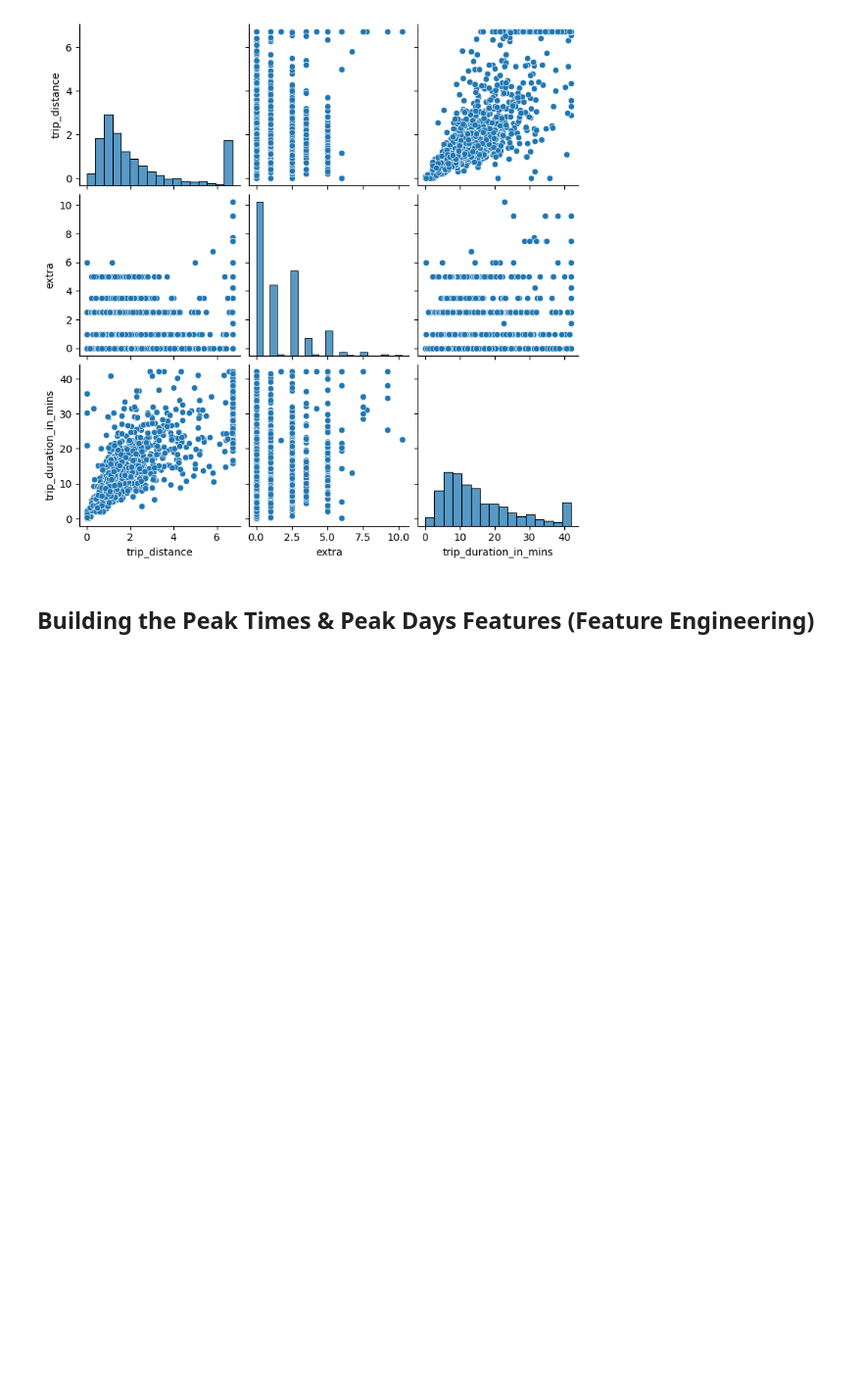
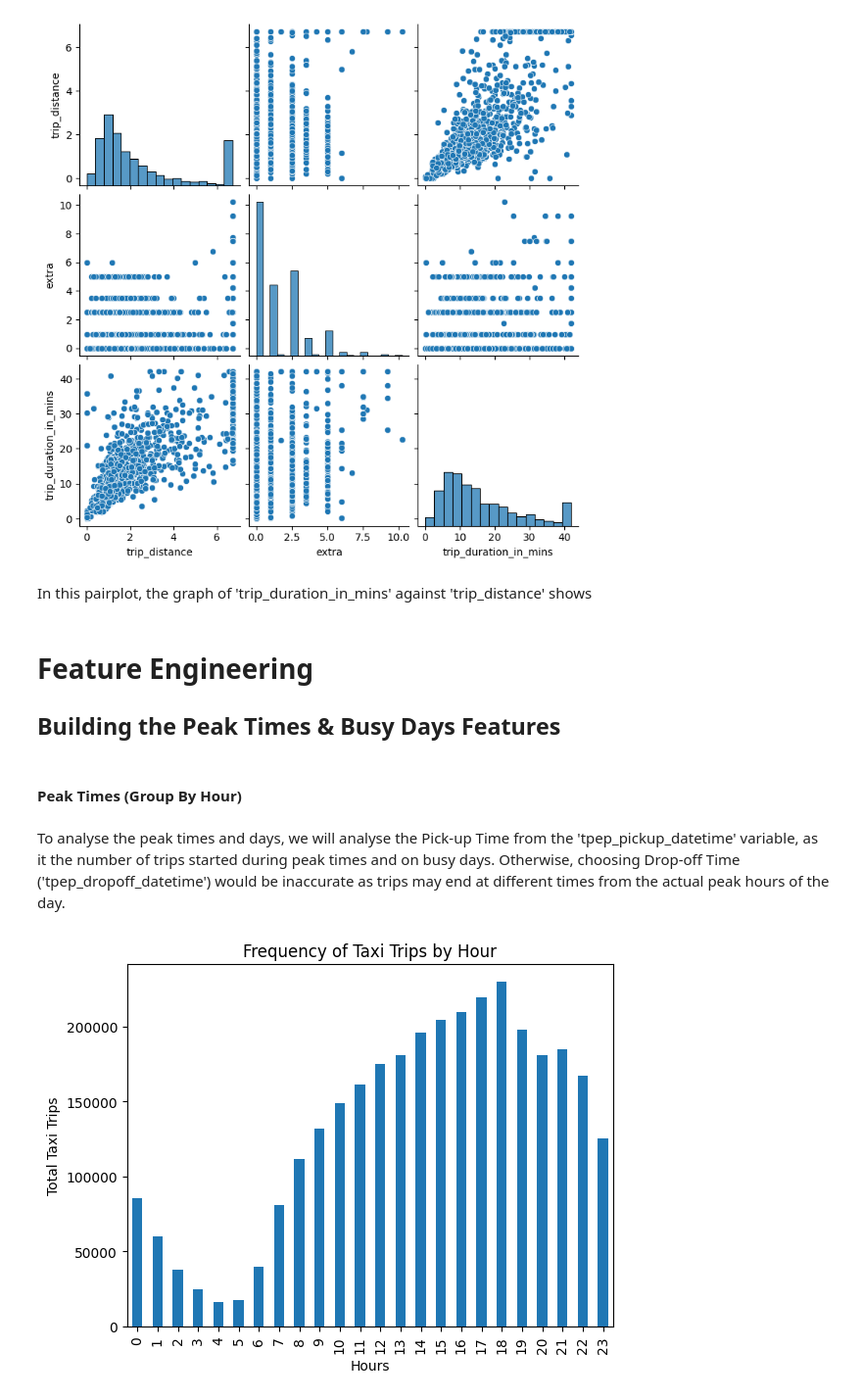
Before and after one commit to ikml-bsrn/NYC_Taxi_Trip_Duration, a Jupyter notebook: nyc_tlc_green.ipynb, the cells around one changed output. Shown at 98% size. Saved outputs shown, nothing was run; the diff lists cells and outputs as text; code cells hidden in the pictures; blank space fills up the shorter version.

```diff
--- a/nyc_tlc_green.ipynb
+++ b/nyc_tlc_green.ipynb
@@ -104,0 +130,10 @@ yellow_taxi_df.describe(include=["object"])
+# %%
+irrelevant_cols = [
+    'VendorID','RatecodeID','store_and_fwd_flag',
+    'PULocationID','DOLocationID','payment_type','fare_amount','mta_tax',
+    'tip_amount','tolls_amount','improvement_surcharge','total_amount','Airport_fee'
+]
+
+for column in irrelevant_cols:
+   yellow_taxi_df.drop(column, axis=1, inplace=True)
+   print(f'{column} has been dropped.')
@@ -401,5 +406,29 @@ sns.pairplot(sample_df, vars=['trip_distance','extra','trip_duration_in_mins'])
 # %% [output]
 <seaborn.axisgrid.PairGrid at 0x...>
 [figure]
+# %% [markdown]
+In this pairplot, the graph of 'trip_duration_in_mins' against 'trip_distance' shows
 # %% [markdown]
-## Building the Peak Times & Peak Days Features (Feature Engineering)
+# Feature Engineering
+## Building the Peak Times & Busy Days Features
+# %% [markdown]
+#### Peak Times (Group By Hour)
+# %% [markdown]
+To analyse the peak times and days, we will analyse the Pick-up Time from the 'tpep_pickup_datetime' variable, as it the number of trips started during peak times and on busy days. Otherwise, choosing Drop-off Time ('tpep_dropoff_datetime') would be inaccurate as trips may end at different times from the actual peak hours of the day.
+# %%
+#Create a new column called 'hour' to extract the hour from each trip in the dataset
+yellow_taxi_df['hour'] = yellow_taxi_df['tpep_pickup_datetime'].dt.hour
+
+#Create a separate DataFrame to count the number of occurences per hour
+peak_times_df = yellow_taxi_df.groupby('hour').size()
+
+#Create a bar graph using the peak_times_df
+peak_times_df.plot(kind='bar',x='hour',y='Value')
+
+plt.xlabel('Hours')
+plt.ylabel('Total Taxi Trips')
+plt.title('Frequency of Taxi Trips by Hour')
+
+plt.show()
+# %% [output]
+[figure, added]
```
Also changed, not shown: parts of 36 cells of this notebook.
